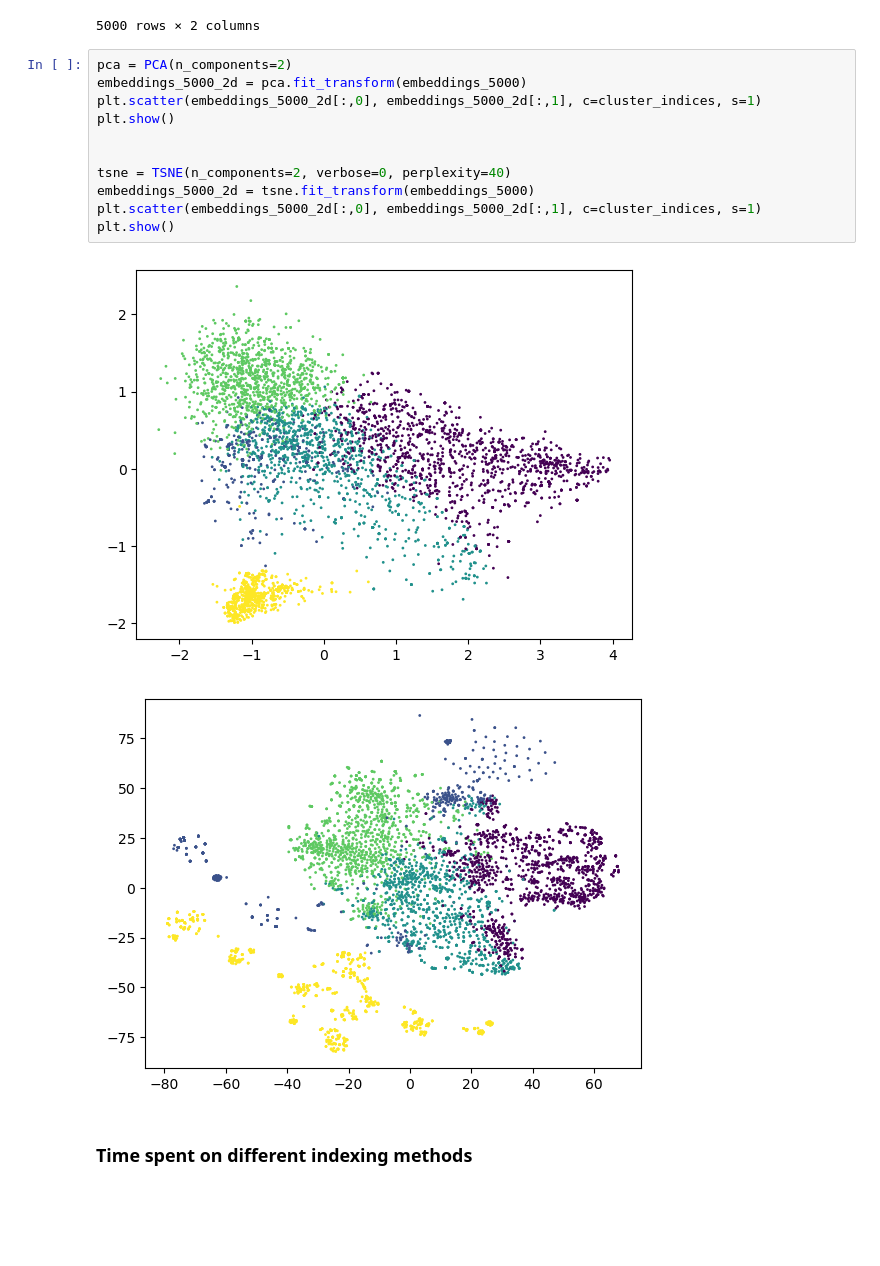
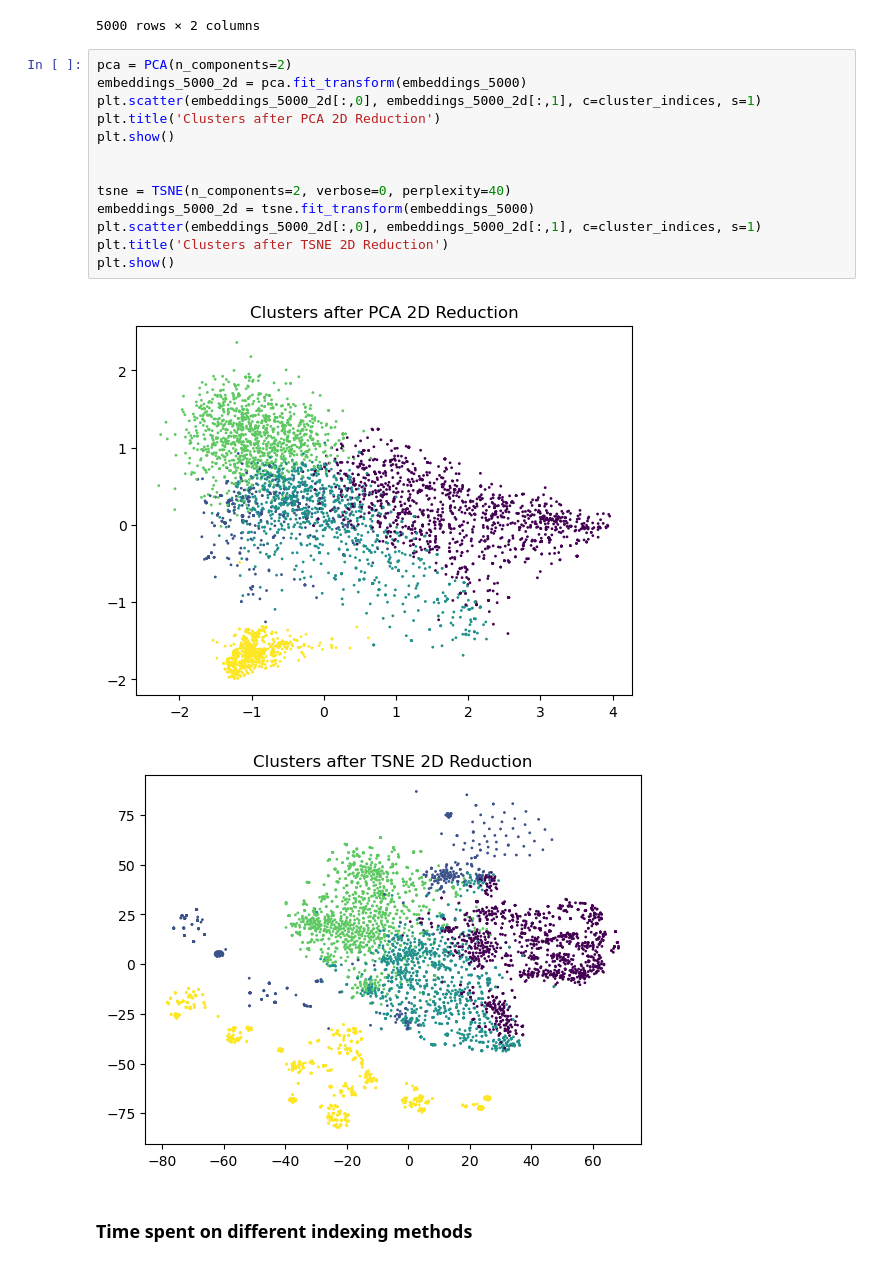
Before and after one commit to zhouhanc/capstone-topic-discovery, a Jupyter notebook: Indexing and Clustering.ipynb, the cells around one changed output. Drawn from its saved outputs; the diff is of its cells as text; blank space fills up the shorter version.

```diff
--- a/Indexing and Clustering.ipynb
+++ b/Indexing and Clustering.ipynb
@@ -248,17 +250,19 @@ Clustering without indexing time for 5000 Tweets: 0.04227089881896973
 # %%
 pca = PCA(n_components=2)
 embeddings_5000_2d = pca.fit_transform(embeddings_5000)
 plt.scatter(embeddings_5000_2d[:,0], embeddings_5000_2d[:,1], c=cluster_indices, s=1)
+plt.title('Clusters after PCA 2D Reduction')
 plt.show()
 
 
 tsne = TSNE(n_components=2, verbose=0, perplexity=40)
 embeddings_5000_2d = tsne.fit_transform(embeddings_5000)
 plt.scatter(embeddings_5000_2d[:,0], embeddings_5000_2d[:,1], c=cluster_indices, s=1)
+plt.title('Clusters after TSNE 2D Reduction')
 plt.show()
 # %% [output]
-[figure, old version]
+[figure, new version]
-[figure, old version]
+[figure, new version]
 # %% [markdown]
 ### Time spent on different indexing methods
 # %% [markdown]
```
Also changed, not shown: parts of 1 cell of this notebook.
